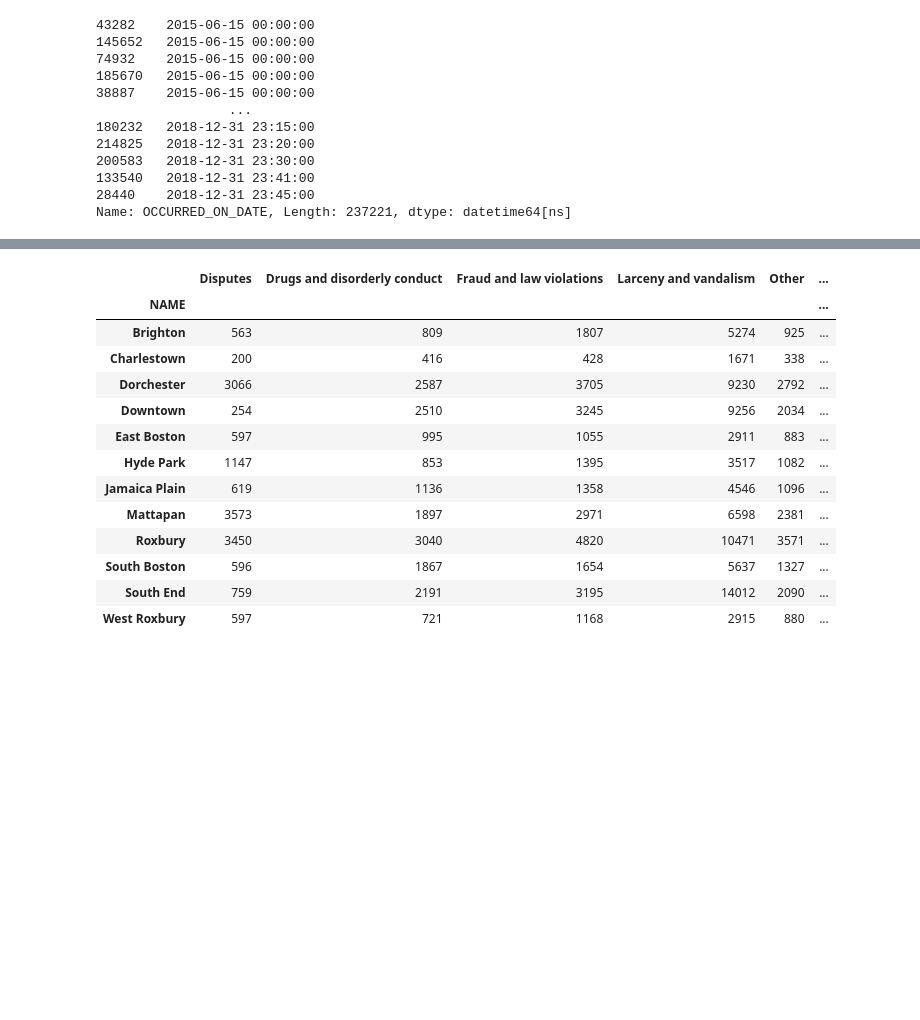
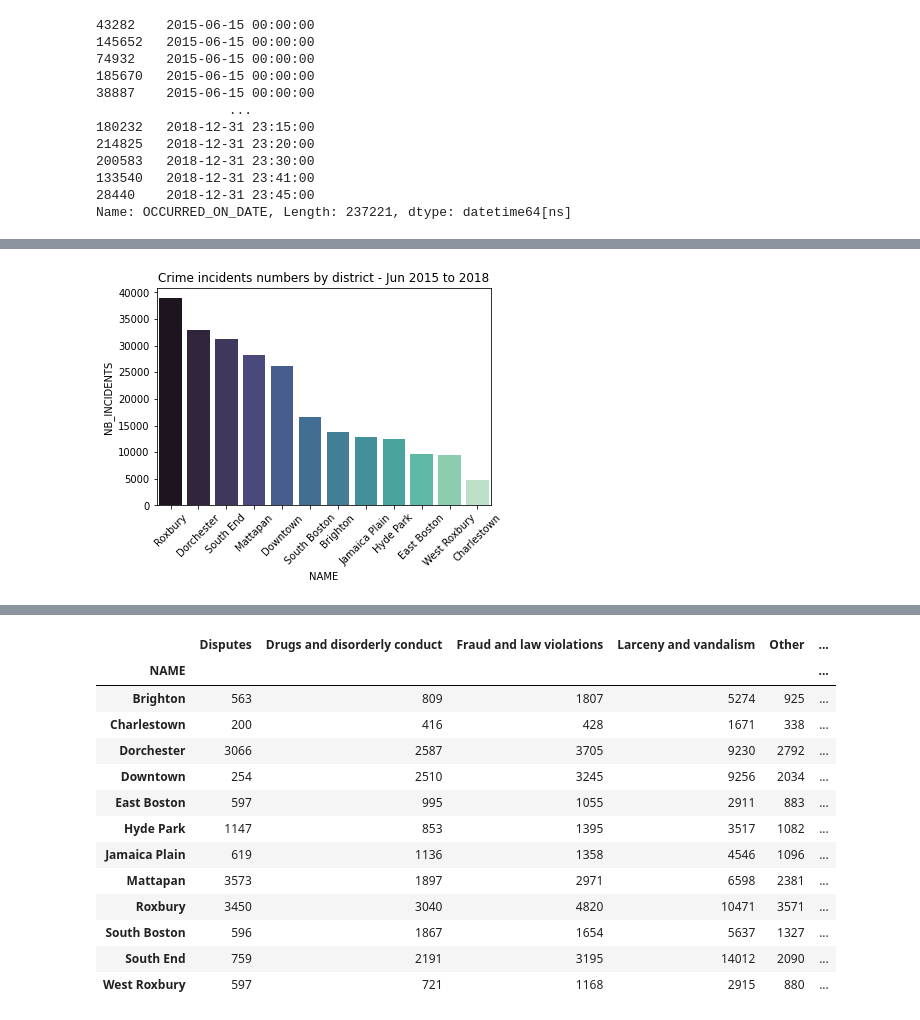
Before and after one commit to El-Doro/data-certification-exam, a Jupyter notebook: decision_science/Boston-pres-nb.ipynb, the cells around one changed output, grey strips where cells are left out. Saved outputs shown, nothing was run; the diff lists cells and outputs as text; code cells hidden in the pictures; blank space fills up the shorter version.

```diff
--- a/decision_science/Boston-pres-nb.ipynb
+++ b/decision_science/Boston-pres-nb.ipynb
@@ -44,0 +104,3 @@ KeyError: 'OCCURED_ON_DATE'
+# %%
+data2 = pd.read_csv('https://wagon-public-datasets.s3.amazonaws.com/certification_france_2021_q2/boston_crimes_regression.csv')
+data2.head()
@@ -44,0 +114,10 @@ KeyError: 'OCCURED_ON_DATE'
+# %%
+df_cat = data2[['NAME','NB_INCIDENTS']]
+# %%
+df_cat = df_cat.sort_values(by='NB_INCIDENTS', ascending=False)
+# %%
+sns.barplot(data=df_cat, x=df_cat['NAME'], y=df_cat['NB_INCIDENTS'], palette="mako")
+plt.title('Crime incidents numbers by district - Jun 2015 to 2018')
+plt.xticks(rotation=45);
+# %% [output]
+[figure, added]
```
Also changed, not shown: parts of 20 cells of this notebook, 2 other files.
